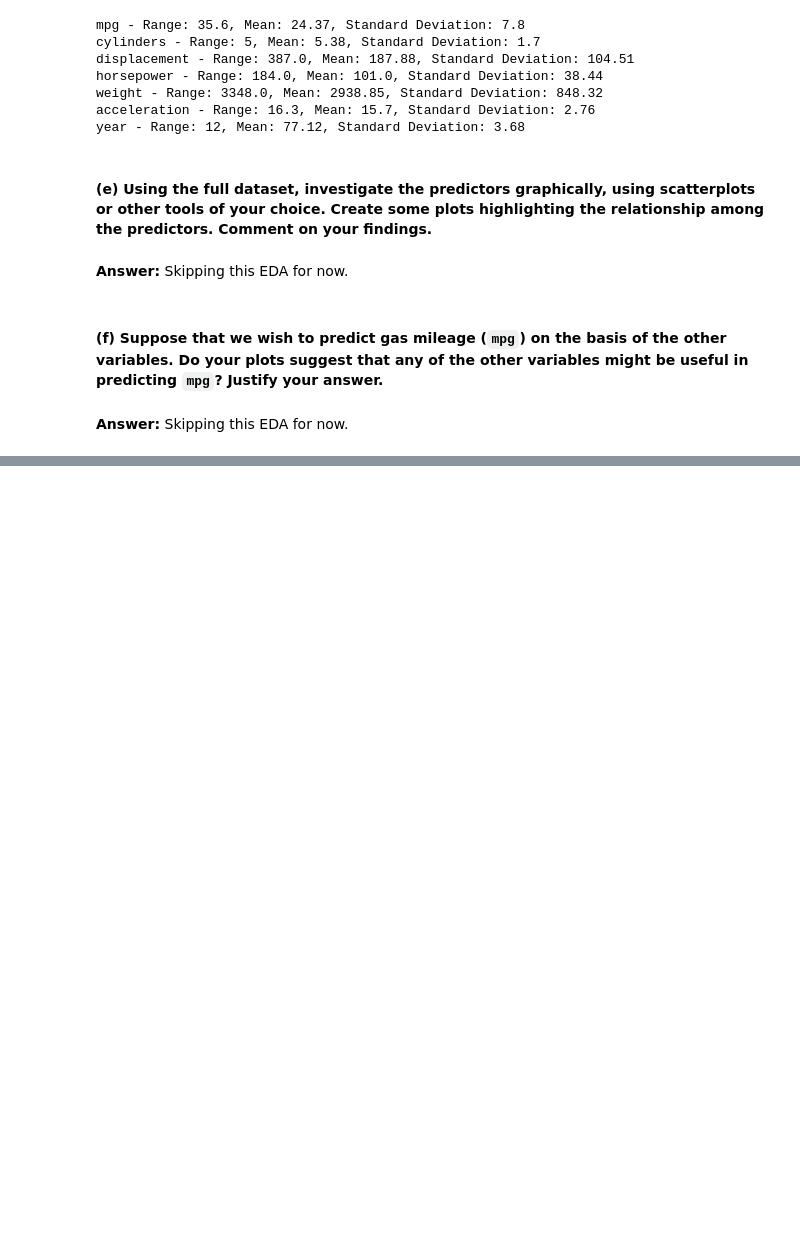
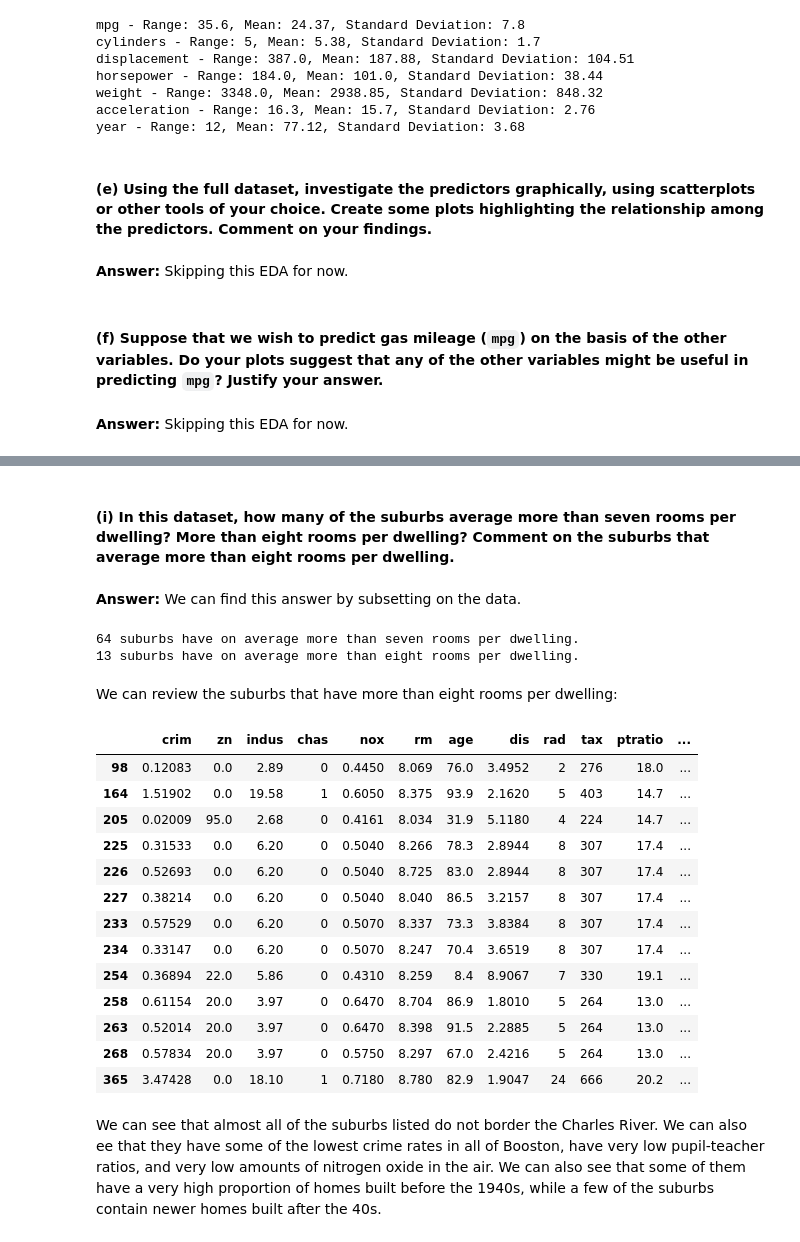
Before and after one commit to justingroves/ISLP, a Jupyter notebook: Jupyter Labs/Chapter 2 Statistical Learning/2.4 Exercises.ipynb, the cells around one changed output, grey strips where cells are left out. Drawn from its saved outputs; the diff is of its cells as text; code cells hidden in the pictures; blank space fills up the shorter version.

```diff
--- a/Jupyter Labs/Chapter 2 Statistical Learning/2.4 Exercises.ipynb
+++ b/Jupyter Labs/Chapter 2 Statistical Learning/2.4 Exercises.ipynb
@@ -606,0 +794,37 @@ year - Range: 12, Mean: 77.12, Standard Deviation: 3.68
+# %% [markdown]
+#### (i) In this dataset, how many of the suburbs average more than seven rooms per dwelling? More than eight rooms per dwelling? Comment on the suburbs that average more than eight rooms per dwelling.
+# %% [markdown]
+**Answer:** We can find this answer by subsetting on the data.
+# %%
+# Set our filtering conditions
+more_7 = boston.rm > 7
+more_8 = boston.rm > 8
+
+# Count the number of suburbs with more than 7 rooms per dwelling
+print(f'{more_7.sum()} suburbs have on average more than seven rooms per dwelling.')
+print(f'{more_8.sum()} suburbs have on average more than eight rooms per dwelling.')
+# %% [output]
+64 suburbs have on average more than seven rooms per dwelling.
+13 suburbs have on average more than eight rooms per dwelling.
+# %% [markdown]
+We can review the suburbs that have more than eight rooms per dwelling:
+# %%
+# View suburbs with more than eight rooms per dwelling
+boston[more_8]
+# %% [output]
+|  | crim | zn | indus | chas | nox | rm | age | dis | rad | tax | ptratio | ... |
+| 98 | 0.12083 | 0.0 | 2.89 | 0 | 0.4450 | 8.069 | 76.0 | 3.4952 | 2 | 276 | 18.0 | ... |
+| 164 | 1.51902 | 0.0 | 19.58 | 1 | 0.6050 | 8.375 | 93.9 | 2.1620 | 5 | 403 | 14.7 | ... |
+| 205 | 0.02009 | 95.0 | 2.68 | 0 | 0.4161 | 8.034 | 31.9 | 5.1180 | 4 | 224 | 14.7 | ... |
+| 225 | 0.31533 | 0.0 | 6.20 | 0 | 0.5040 | 8.266 | 78.3 | 2.8944 | 8 | 307 | 17.4 | ... |
+| 226 | 0.52693 | 0.0 | 6.20 | 0 | 0.5040 | 8.725 | 83.0 | 2.8944 | 8 | 307 | 17.4 | ... |
+| 227 | 0.38214 | 0.0 | 6.20 | 0 | 0.5040 | 8.040 | 86.5 | 3.2157 | 8 | 307 | 17.4 | ... |
+| 233 | 0.57529 | 0.0 | 6.20 | 0 | 0.5070 | 8.337 | 73.3 | 3.8384 | 8 | 307 | 17.4 | ... |
+| 234 | 0.33147 | 0.0 | 6.20 | 0 | 0.5070 | 8.247 | 70.4 | 3.6519 | 8 | 307 | 17.4 | ... |
+| 254 | 0.36894 | 22.0 | 5.86 | 0 | 0.4310 | 8.259 | 8.4 | 8.9067 | 7 | 330 | 19.1 | ... |
+| 258 | 0.61154 | 20.0 | 3.97 | 0 | 0.6470 | 8.704 | 86.9 | 1.8010 | 5 | 264 | 13.0 | ... |
+| 263 | 0.52014 | 20.0 | 3.97 | 0 | 0.6470 | 8.398 | 91.5 | 2.2885 | 5 | 264 | 13.0 | ... |
+| 268 | 0.57834 | 20.0 | 3.97 | 0 | 0.5750 | 8.297 | 67.0 | 2.4216 | 5 | 264 | 13.0 | ... |
+| 365 | 3.47428 | 0.0 | 18.10 | 1 | 0.7180 | 8.780 | 82.9 | 1.9047 | 24 | 666 | 20.2 | ... |
+# %% [markdown]
+We can see that almost all of the suburbs listed do not border the Charles River. We can also ee that they have some of the lowest crime rates in all of Booston, have very low pupil-teacher ratios, and very low amounts of nitrogen oxide in the air. We can also see that some of them have a very high proportion of homes built before the 1940s, while a few of the suburbs contain newer homes built after the 40s.
```
Also changed, not shown: parts of 34 cells of this notebook.
